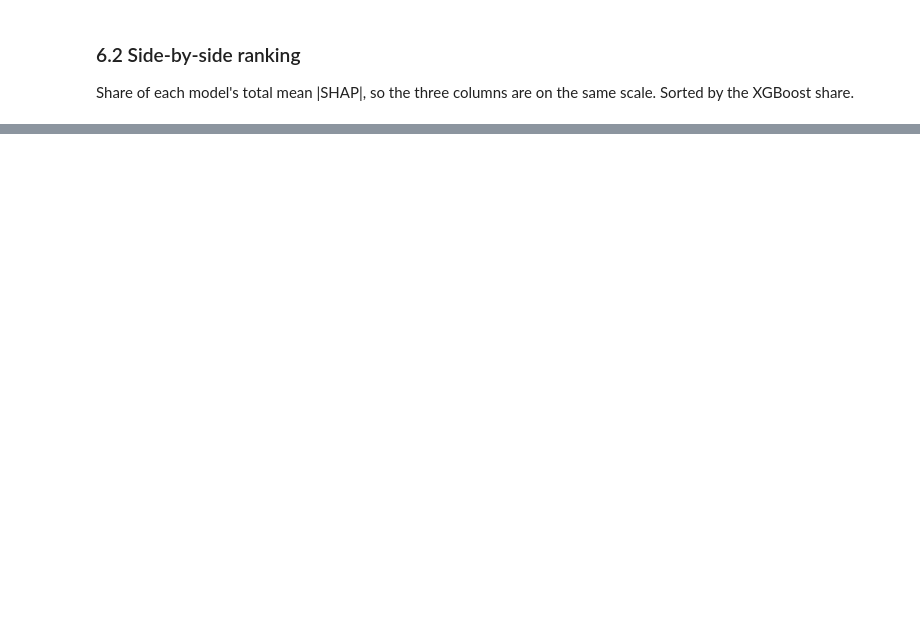
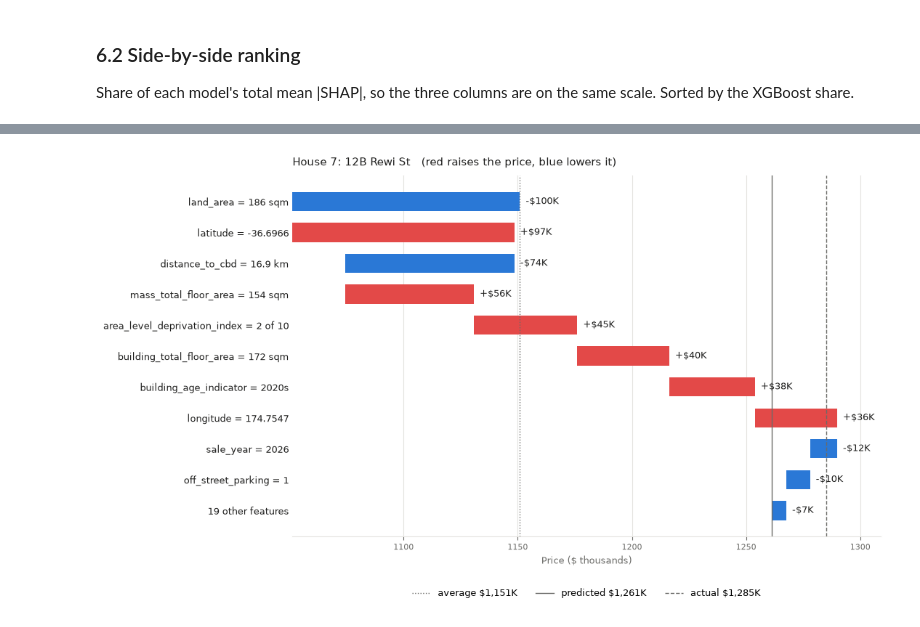
Before and after one commit to hugn456/COMPSCI_760_Group_3_Intelligent_Real_Estate_Price_Prediction_Model, a Jupyter notebook: remake_train.ipynb, the cells around one changed output, grey strips where cells are left out. Drawn from its saved outputs; the diff is of its cells as text; code cells hidden in the pictures; blank space fills up the shorter version.

Commit message:
Experiment on other models

```diff
--- a/remake_train.ipynb
+++ b/remake_train.ipynb
@@ -326,0 +576,94 @@ shap_table.sort_values("XGBoost %", ascending=False)
+# %%
+from matplotlib.lines import Line2D
+
+HOUSE = 7  # which house from the 7.2 table to explain (1-10)
+
+THEMES = {
+    "Location": ["latitude", "longitude", "distance_to_cbd", "distance_to_coastline",
+                 "distance_to_school", "walk_supermarket_network_m", "walk_bus_stop_network_m"],
+    "Neighbourhood": ["area_level_deprivation_index", "median_personal_income_by_sa",
+                      "employment_rate_by_sa", "unemployment_rate_by_sa",
+                      "population_counts_by_sa", "population_density"],
+    "House & land": ["land_area", "building_total_floor_area", "mass_total_floor_area",
+                     "off_street_parking", "mass_garage_under_main_roof", "mass_garage_freestanding",
+                     "building_age_indicator", "building_condition_indicator",
+                     "building_construction_indicator", "property_type"],
+    "Hazards": ["in_flood_plain", "noise_category_combination"],
+    "Market & timing": ["building_consents", "sale_year", "sale_month", "sale_quarter"],
+}
+assert sorted(sum(THEMES.values(), [])) == sorted(FEATURE_COLS), "every feature must be in exactly one theme"
+
+UP, DOWN = "#e34948", "#2a78d6"          # raises / lowers the price
+INK, INK_MUTED, GRID = "#1f1f1e", "#6b6b68", "#e4e3df"
+
+
+def money(x):
+    return f"{'+' if x >= 0 else '-'}${abs(x):,.0f}"
+
+
+def mpl(s):
+    # A bare "$" switches matplotlib into maths formatting, so escape it.
+    return s.replace("$", "\\$")
+
+
+i = houses.index[HOUSE - 1]
+contrib = pd.Series(house_shap.values[HOUSE - 1], index=FEATURE_COLS)
+themes = pd.Series({t: contrib[cols].sum() for t, cols in THEMES.items()})
+err = (house_pred[i] - house_actual[i]) / house_actual[i] * 100
+
+# Plain-English summary
+print(f"House {HOUSE}: {house_address[i]}  (sold {df.loc[i, 'sale_date_parsed'].date()})")
+print(f"  Predicted ${house_pred[i]:,.0f}   actual ${house_actual[i]:,.0f}   error {err:+.1f}%")
+print(f"  Start from the average predicted price: ${base_value:,.0f}")
+for theme, value in themes.sort_values(key=abs, ascending=False).items():
+    top = contrib[THEMES[theme]].sort_values(key=abs, ascending=False).head(2)
+    detail = ", ".join(f"{f} = {readable.loc[i, f]} ({money(v)})" for f, v in top.items())
+    print(f"    {money(value):>12}  {theme:<16} mainly {detail}")
+print(f"  = predicted ${house_pred[i]:,.0f}")
+up, down = contrib.idxmax(), contrib.idxmin()
+print(f"  In short: the biggest push UP is {up} ({readable.loc[i, up]}, {money(contrib[up])}); "
+      f"the biggest push DOWN is {down} ({readable.loc[i, down]}, {money(contrib[down])}).")
+
+# Waterfall: bars run from the average price to the prediction, one step per feature.
+order = contrib.abs().sort_values(ascending=False).index
+steps = list(contrib[order[:10]].items()) + [(f"{len(order) - 10} other features", contrib[order[10:]].sum())]
+labels = [f"{f} = {readable.loc[i, f]}" if f in readable.columns else f for f, _ in steps]
+
+fig, ax = plt.subplots(figsize=(11, 0.42 * len(steps) + 1.8))
+level = base_value
+for row, (_, v) in enumerate(steps):
+    ax.barh(row, v / 1000, left=level / 1000, height=0.62, color=UP if v >= 0 else DOWN)
+    ax.text(max(level, level + v) / 1000, row, mpl(f"  {'+' if v >= 0 else '-'}${abs(v) / 1000:,.0f}K"),
+            va="center", ha="left", fontsize=9, color=INK)
+    level += v
+
+reference = [
+    (base_value, f"average ${base_value / 1000:,.0f}K", ":"),
+    (house_pred[i], f"predicted ${house_pred[i] / 1000:,.0f}K", "-"),
+    (house_actual[i], f"actual ${house_actual[i] / 1000:,.0f}K", "--"),
+]
+for value, _, style in reference:
+    ax.axvline(value / 1000, color=INK_MUTED, linestyle=style, linewidth=1)
+ax.legend(
+    handles=[Line2D([], [], color=INK_MUTED, linestyle=s, linewidth=1, label=mpl(t)) for _, t, s in reference],
+    loc="upper center", bbox_to_anchor=(0.5, -0.12), ncol=3, frameon=False, fontsize=9,
+)
+
+ax.set_yticks(range(len(steps)))
+ax.set_yticklabels([mpl(l) for l in labels], fontsize=9, color=INK)
+ax.invert_yaxis()
+ax.set_xlabel(mpl("Price ($ thousands)"), fontsize=9, color=INK_MUTED)
+ax.grid(axis="x", color=GRID, linewidth=0.8)
+ax.set_axisbelow(True)
+ax.tick_params(axis="x", colors=INK_MUTED, labelsize=8)
+ax.tick_params(axis="y", length=0)
+for side in ("top", "right", "left"):
+    ax.spines[side].set_visible(False)
+ax.spines["bottom"].set_color(GRID)
+left, right = ax.get_xlim()
+ax.set_xlim(left, right + (right - left) * 0.08)  # room for the last label
+ax.set_title(f"House {HOUSE}: {house_address[i]}   (red raises the price, blue lowers it)",
+             loc="left", fontsize=11, color=INK, pad=10)
+plt.tight_layout()
+plt.show()
+# %% [output]
@@ -326,0 +680 @@ shap_table.sort_values("XGBoost %", ascending=False)
+[figure, added]
```
Also changed, not shown: parts of 19 cells of this notebook, 8 other files.
